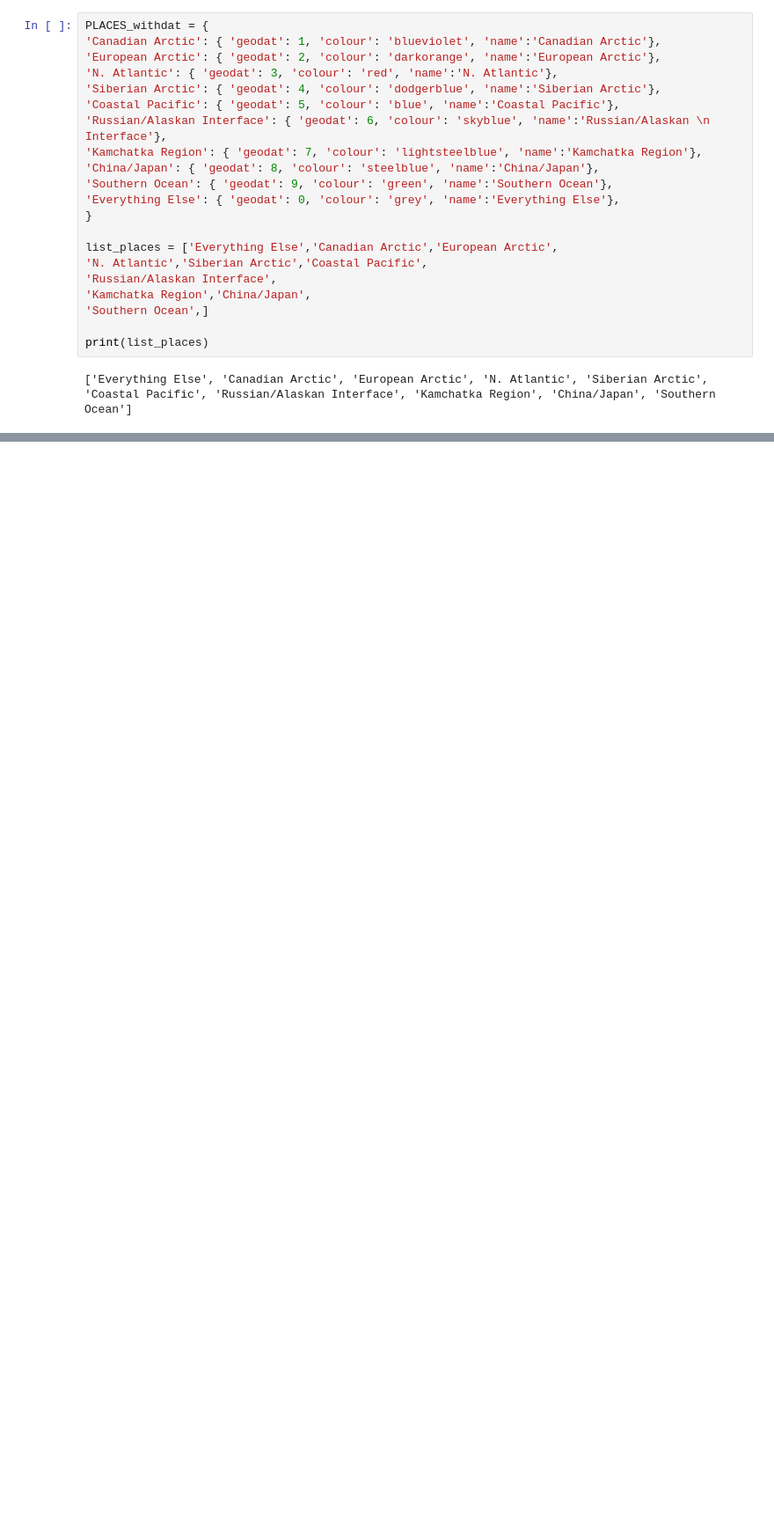
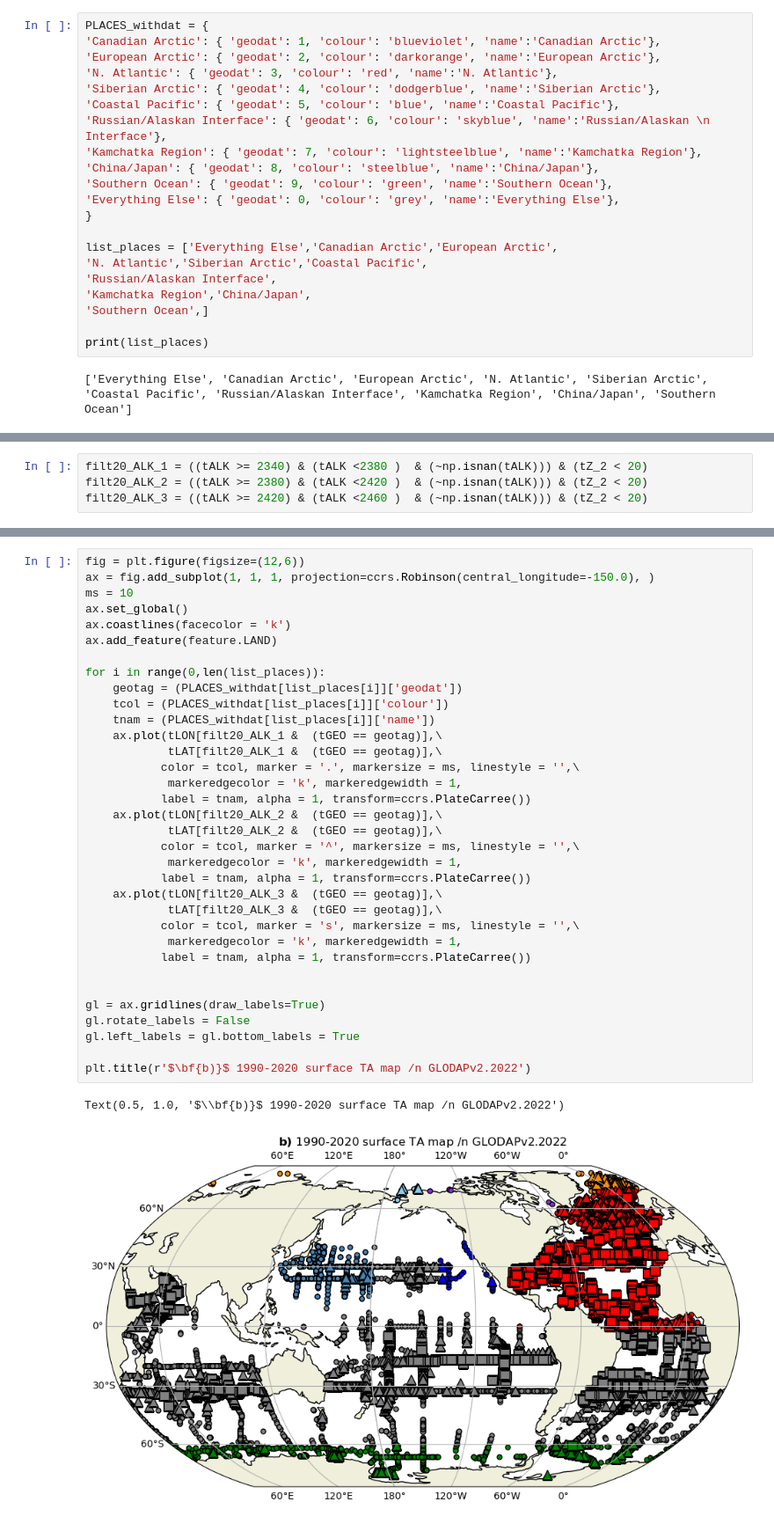
Before and after one commit to biu23/Carbonate_Chemistry_Models, a Jupyter notebook: test_script/GLODAP.ipynb, the cells around one changed output, grey strips where cells are left out. Shown at 88% size. Drawn from its saved outputs; the diff is of its cells as text; blank space fills up the shorter version.

```diff
--- a/test_script/GLODAP.ipynb
+++ b/test_script/GLODAP.ipynb
@@ -234,0 +248,4 @@ gl.left_labels = gl.bottom_labels = True
+# %%
+filt20_ALK_1 = ((tALK >= 2340) & (tALK <2380 )  & (~np.isnan(tALK))) & (tZ_2 < 20)
+filt20_ALK_2 = ((tALK >= 2380) & (tALK <2420 )  & (~np.isnan(tALK))) & (tZ_2 < 20)
+filt20_ALK_3 = ((tALK >= 2420) & (tALK <2460 )  & (~np.isnan(tALK))) & (tZ_2 < 20)
@@ -234,0 +302,37 @@ gl.left_labels = gl.bottom_labels = True
+# %%
+fig = plt.figure(figsize=(12,6))
+ax = fig.add_subplot(1, 1, 1, projection=ccrs.Robinson(central_longitude=-150.0), )
+ms = 10
+ax.set_global()
+ax.coastlines(facecolor = 'k')
+ax.add_feature(feature.LAND)
+
+for i in range(0,len(list_places)):
+    geotag = (PLACES_withdat[list_places[i]]['geodat'])
+    tcol = (PLACES_withdat[list_places[i]]['colour'])
+    tnam = (PLACES_withdat[list_places[i]]['name'])
+    ax.plot(tLON[filt20_ALK_1 &  (tGEO == geotag)],\
+            tLAT[filt20_ALK_1 &  (tGEO == geotag)],\
+           color = tcol, marker = '.', markersize = ms, linestyle = '',\
+            markeredgecolor = 'k', markeredgewidth = 1,
+           label = tnam, alpha = 1, transform=ccrs.PlateCarree())
+    ax.plot(tLON[filt20_ALK_2 &  (tGEO == geotag)],\
+            tLAT[filt20_ALK_2 &  (tGEO == geotag)],\
+           color = tcol, marker = '^', markersize = ms, linestyle = '',\
+            markeredgecolor = 'k', markeredgewidth = 1,
+           label = tnam, alpha = 1, transform=ccrs.PlateCarree())
+    ax.plot(tLON[filt20_ALK_3 &  (tGEO == geotag)],\
+            tLAT[filt20_ALK_3 &  (tGEO == geotag)],\
+           color = tcol, marker = 's', markersize = ms, linestyle = '',\
+            markeredgecolor = 'k', markeredgewidth = 1,
+           label = tnam, alpha = 1, transform=ccrs.PlateCarree())
+
+
+gl = ax.gridlines(draw_labels=True)
+gl.rotate_labels = False
+gl.left_labels = gl.bottom_labels = True
+
+plt.title(r'$\bf{b)}$ 1990-2020 surface TA map /n GLODAPv2.2022')
+# %% [output]
+Text(0.5, 1.0, '$\\bf{b)}$ 1990-2020 surface TA map /n GLODAPv2.2022')
+[figure, added]
```
Also changed, not shown: parts of 10 cells of this notebook.
